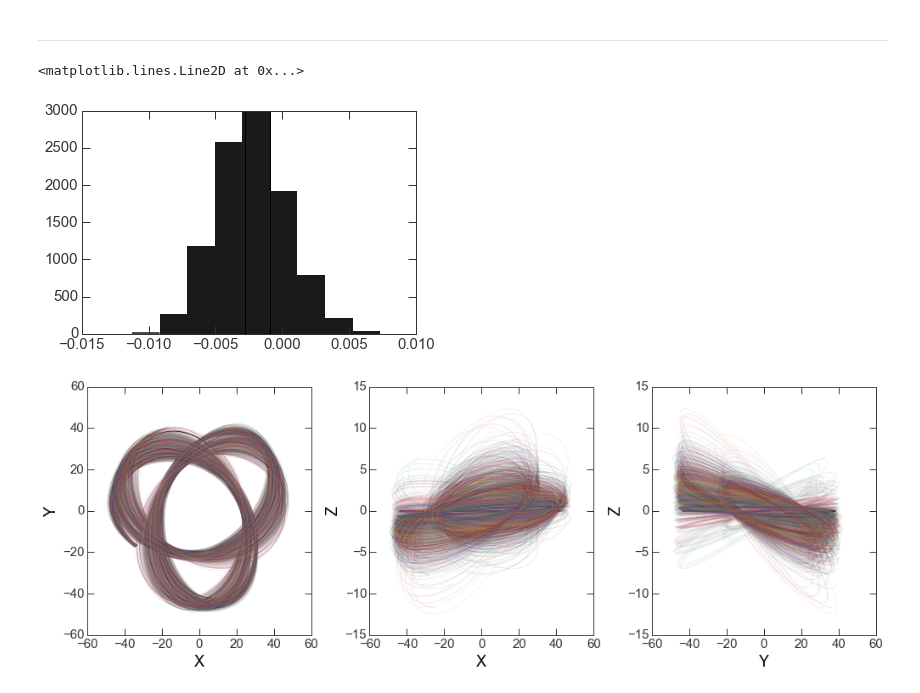
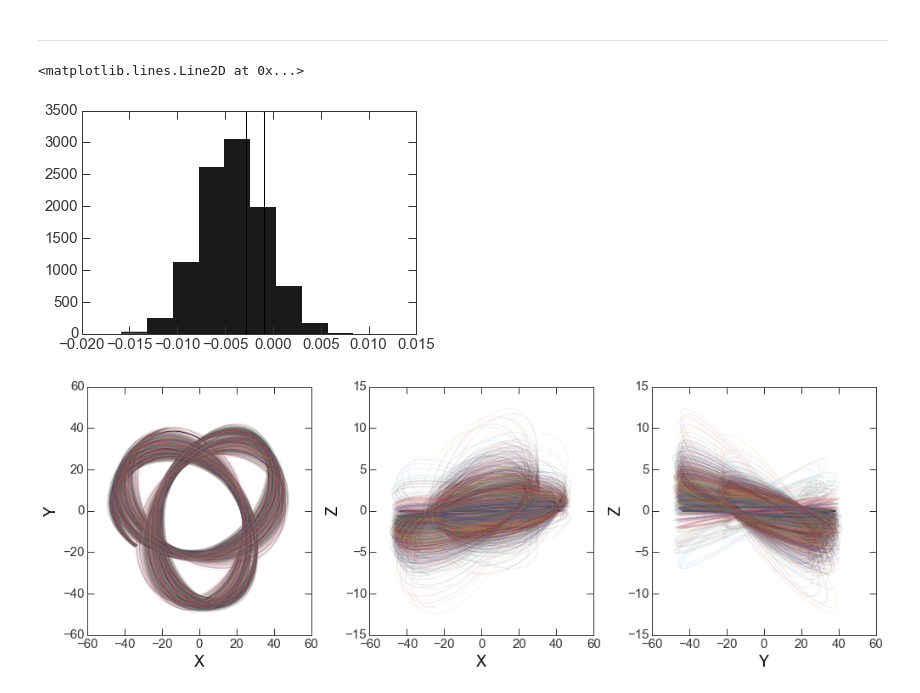
Before and after one commit to adrn/streams, a Jupyter notebook: notebooks/Restrict to energy scale.ipynb, the cells around one changed output. Drawn from its saved outputs; the diff is of its cells as text; code cells hidden in the pictures.

```diff
--- a/notebooks/Restrict to energy scale.ipynb
+++ b/notebooks/Restrict to energy scale.ipynb
@@ -336,16 +338,16 @@ importance_samples_hel[...,:2] = obs_stars_hel[:,:2]
 importance_samples_hel[...,2:] = np.random.normal(obs_stars_hel[:,2:], sigma[:,2:], size=(nsamples,nstars,4))
 importance_samples = stc.hel_to_gal(importance_samples_hel.reshape(nsamples*nstars,6)).reshape(nsamples,nstars,6)
 # %%
-i = 0
+i = 2
 plt.hist(potential.energy(importance_samples[:,i,:3], importance_samples[:,i,3:]) - \
          potential.energy(prog[:,:3], prog[:,3:]))
 
 # 3 sigma
 plt.axvline(-dE)
 plt.axvline(-3*dE)
 # %% [output]
 <matplotlib.lines.Line2D at 0x...>
-[figure, old version]
+[figure, new version]
 # %%
 min_nsamples = 256
 # %%
```
Also changed, not shown: parts of 3 cells of this notebook.
